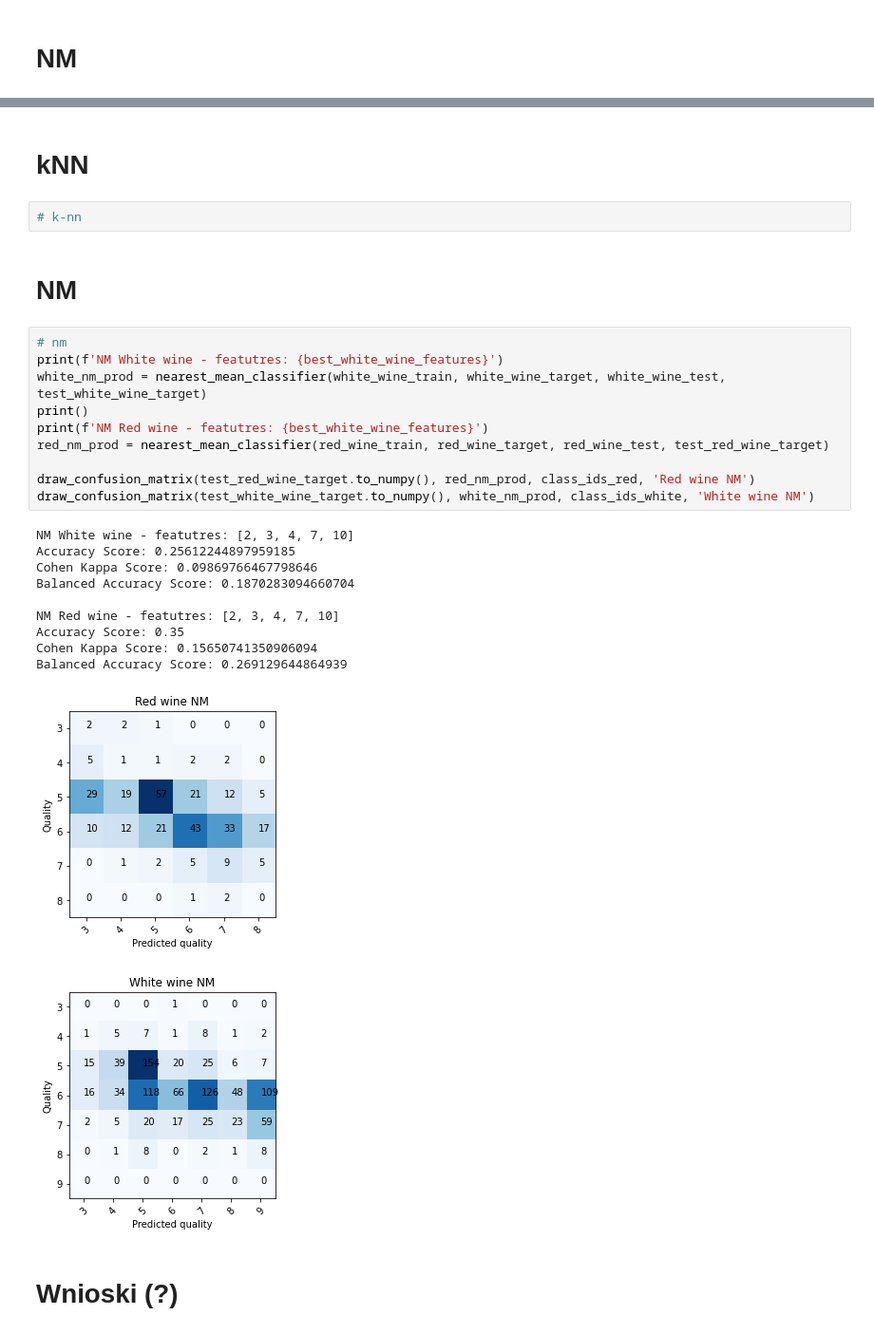
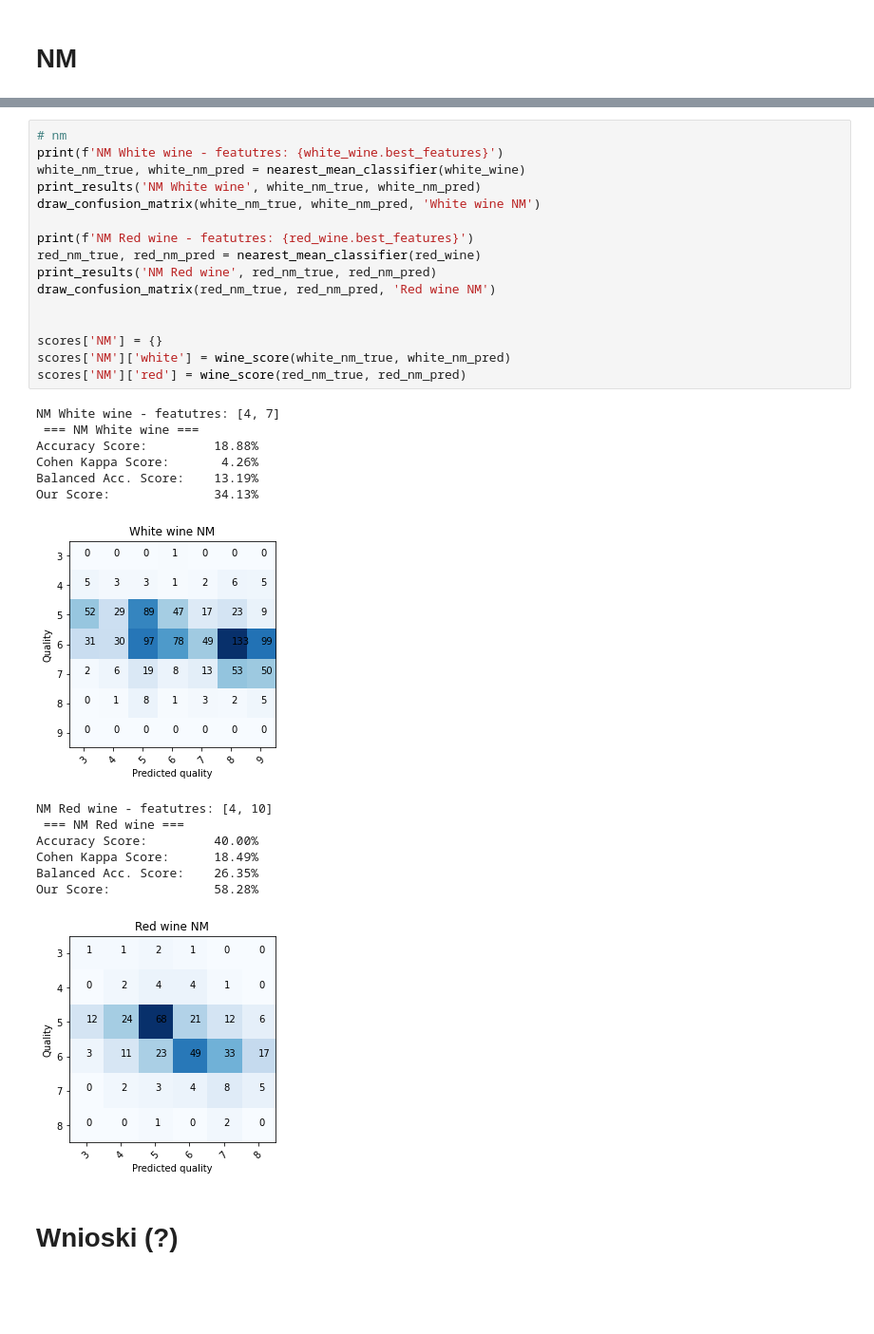
Before and after one commit to startled-cat/wine-quality-classification, a Jupyter notebook: projekt/wine.ipynb, the cells around one changed output, grey strips where cells are left out. Shown at 95% size. Cells and saved outputs as stored; diff of their text form; blank space fills up the shorter version.

```diff
--- a/projekt/wine.ipynb
+++ b/projekt/wine.ipynb
@@ -412,30 +549,33 @@ Balanced Accuracy Score: 0.4239750445632799
-# %% [markdown]
-# kNN
-# %%
-# k-nn
-# %% [markdown]
-# NM
-# %%
-# nm
-print(f'NM White wine - featutres: {best_white_wine_features}')
-white_nm_prod = nearest_mean_classifier(white_wine_train, white_wine_target, white_wine_test, test_white_wine_target)
-print()
-print(f'NM Red wine - featutres: {best_white_wine_features}')
-red_nm_prod = nearest_mean_classifier(red_wine_train, red_wine_target, red_wine_test, test_red_wine_target)
-
-draw_confusion_matrix(test_red_wine_target.to_numpy(), red_nm_prod, class_ids_red, 'Red wine NM')
-draw_confusion_matrix(test_white_wine_target.to_numpy(), white_nm_prod, class_ids_white, 'White wine NM')
-# %% [output]
-NM White wine - featutres: [2, 3, 4, 7, 10]
-Accuracy Score: 0.25612244897959185
-Cohen Kappa Score: 0.09869766467798646
-Balanced Accuracy Score: 0.1870283094660704
-
-NM Red wine - featutres: [2, 3, 4, 7, 10]
-Accuracy Score: 0.35
-Cohen Kappa Score: 0.15650741350906094
-Balanced Accuracy Score: 0.269129644864939
-[figure, removed]
-[figure, removed]
+# %%
+# nm
+print(f'NM White wine - featutres: {white_wine.best_features}')
+white_nm_true, white_nm_pred = nearest_mean_classifier(white_wine)
+print_results('NM White wine', white_nm_true, white_nm_pred)
+draw_confusion_matrix(white_nm_true, white_nm_pred, 'White wine NM')
+
+print(f'NM Red wine - featutres: {red_wine.best_features}')
+red_nm_true, red_nm_pred = nearest_mean_classifier(red_wine)
+print_results('NM Red wine', red_nm_true, red_nm_pred)
+draw_confusion_matrix(red_nm_true, red_nm_pred, 'Red wine NM')
+
+
+scores['NM'] = {}
+scores['NM']['white'] = wine_score(white_nm_true, white_nm_pred)
+scores['NM']['red'] = wine_score(red_nm_true, red_nm_pred)
+# %% [output]
+NM White wine - featutres: [4, 7]
+ === NM White wine ===
+Accuracy Score:         18.88%
+Cohen Kappa Score:       4.26%
+Balanced Acc. Score:    13.19%
+Our Score:              34.13%
+[figure, added]
+NM Red wine - featutres: [4, 10]
+ === NM Red wine ===
+Accuracy Score:         40.00%
+Cohen Kappa Score:      18.49%
+Balanced Acc. Score:    26.35%
+Our Score:              58.28%
+[figure, added]
 # %% [markdown]
 # Wnioski (?)
```
Also changed, not shown: parts of 21 cells of this notebook.
